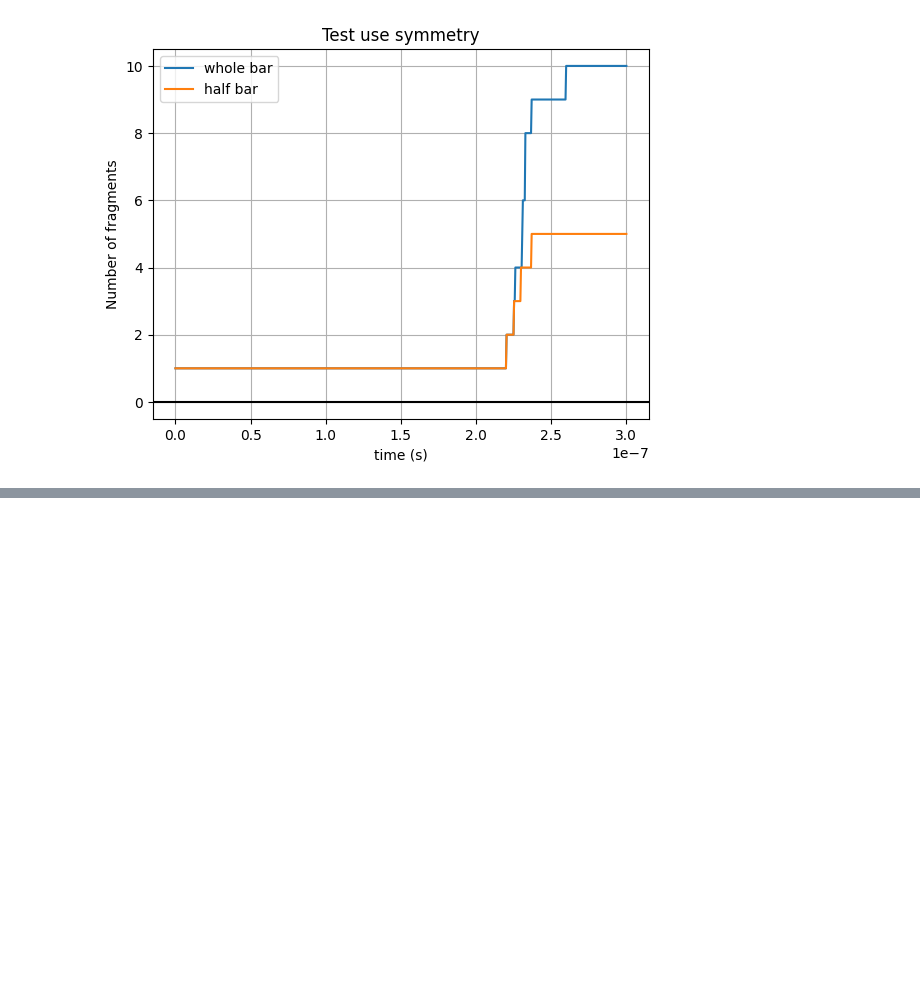
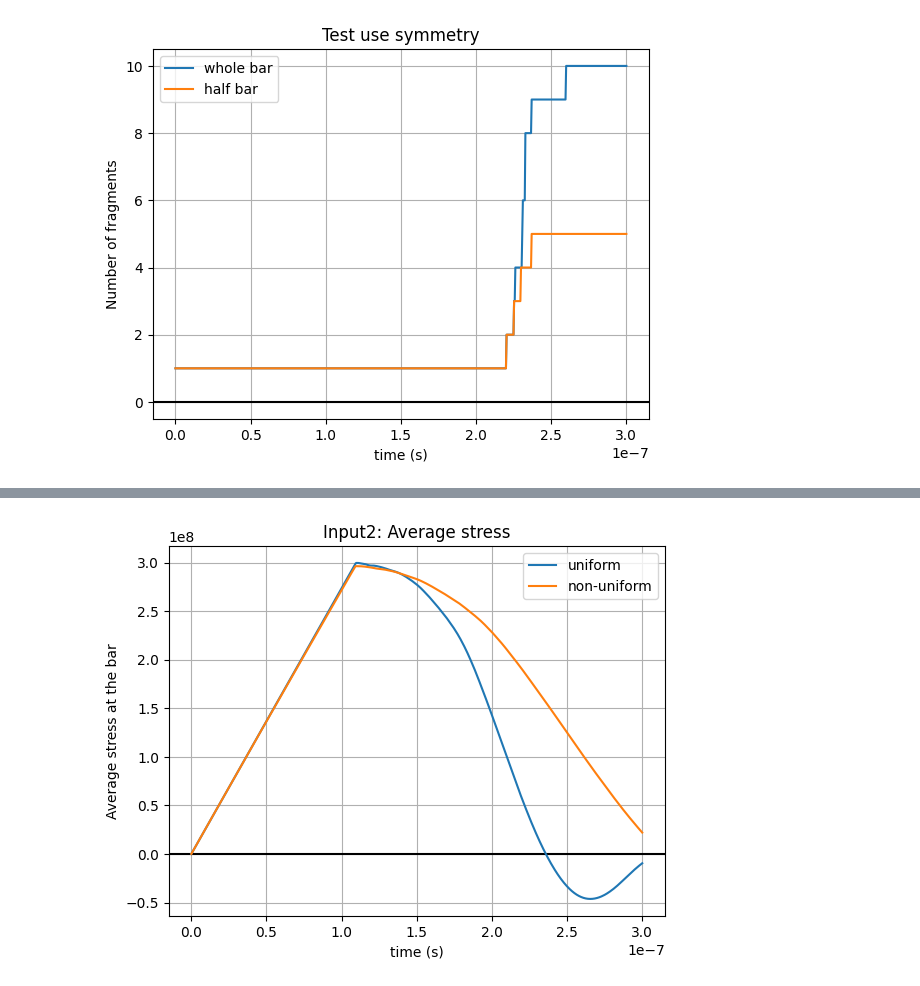
Before and after one commit to raquel-dantas/DynFrag1D, a Jupyter notebook: compare_results.ipynb, the cells around one changed output, grey strips where cells are left out. Cells and saved outputs as stored; diff of their text form; code cells hidden in the pictures; blank space fills up the shorter version.

```diff
--- a/compare_results.ipynb
+++ b/compare_results.ipynb
@@ -75,0 +345,93 @@ plotCompareSimulations(
+# %%
+# Compare uniform x non-uniform mesh
+
+file_address = 'LOG/mesh_study/lipfield_uniform_mesh/input_2/2500el/lipfield_'
+
+d_un_mesh = readResults(file_address, "d")
+n_fragments_un_mesh = readResults(file_address, "n_fragments")
+avg_stress_bar_un_mesh = readResults(file_address, "avg_stress_bar")
+var_energies_un_mesh = readResults(file_address, "var_energies")
+time_data_un_mesh = readResults(file_address, "time_data")
+n_steps_un_mesh = time_data_un_mesh[2]
+
+time_simulation = time_data_un_mesh[0]
+
+
+
+file_address = 'LOG/mesh_study/lipfield_non_uniform_mesh/input_2/2500el/lipfield_'
+
+d_non_un_mesh = readResults(file_address, "d")
+n_fragments_non_un_mesh = readResults(file_address, "n_fragments")
+avg_stress_bar_non_un_mesh = readResults(file_address, "avg_stress_bar")
+var_energies_non_un_mesh = readResults(file_address, "var_energies")
+time_data_non_un_mesh = readResults(file_address, "time_data")
+n_steps_non_un_mesh = time_data_non_un_mesh[2]
+
+time_un_mesh = np.linspace(0, time_simulation, n_steps_un_mesh)
+time_non_un_mesh = np.linspace(0, time_simulation, n_steps_non_un_mesh)
+
+stress_bar = [
+    ["uniform", time_un_mesh, avg_stress_bar_un_mesh],
+    ["non-uniform", time_non_un_mesh, avg_stress_bar_non_un_mesh],
+]
+
+plotCompareSimulations(
+    stress_bar,
+    title="Input2: Average stress",
+    label_x="time (s)",
+    label_y="Average stress at the bar",
+    save_filename="LOG/mesh_study/lipfield_non_uniform_mesh/input_2/avg_stress_mesh_un_nonun.svg",
+)
+
+nfrag = [
+    ["uniform", time_un_mesh, n_fragments_un_mesh],
+    ["non-uniform", time_non_un_mesh, n_fragments_non_un_mesh],
+]
+
+plotCompareSimulations(
+    nfrag,
+    title="Input2: Number of fragments",
+    label_x="time (s)",
+    label_y="Number of fragments",
+    save_filename="LOG/mesh_study/lipfield_non_uniform_mesh/input_2/number_fragments.svg",
+)
+
+
+
+
+
+
+
+bar_length = 0.5 * 50 * 10**-3
+x0 = 0.
+xf = bar_length
+
+node_coord_un_mesh = np.linspace(x0, xf, 2500 + 1)
+with open("src/input_files/mesh_non_uniform_2500.pickle", "rb") as handle:
+        node_coord_non_un_mesh = pickle.load(handle)
+
+x_un_mesh = np.array([[node_coord_un_mesh[el], node_coord_un_mesh[el + 1]]for el in range(2500)])
+x_un_mesh = x_un_mesh.flatten()*1000
+x_non_un_mesh = np.array([[node_coord_non_un_mesh[el], node_coord_non_un_mesh[el + 1]]for el in range(2500 )])
+x_non_un_mesh = x_non_un_mesh.flatten()*1000
+
+
+d_un_mesh = np.array([[d_un_mesh[el], d_un_mesh[el]] for el in range(2500)])
+d_un_mesh = d_un_mesh.flatten()
+d_non_un_mesh = np.array([[d_non_un_mesh[el], d_non_un_mesh[el]] for el in range(2500)])
+d_non_un_mesh = d_non_un_mesh.flatten()
+
+
+d = [
+    ["uniform", x_un_mesh, d_un_mesh],
+    ["non-uniform", x_non_un_mesh, d_non_un_mesh],
+]
+plotCompareSimulations(
+    d,
+    title="Input2: d",
+    label_x="x (mm)",
+    label_y="Damage",
+    save_filename="LOG/mesh_study/lipfield_non_uniform_mesh/input_2/damage.svg",
+)
+# %% [output]
+[figure, added]
```
Also changed, not shown: parts of 4 cells of this notebook, 1 other file.
